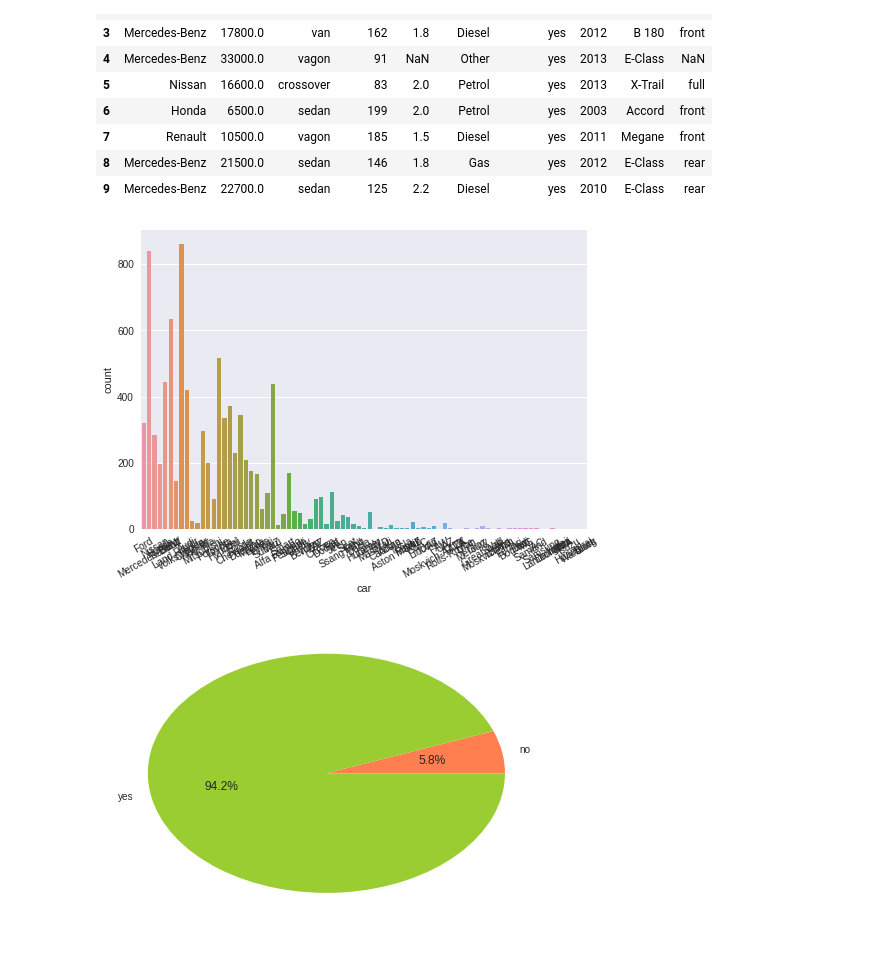
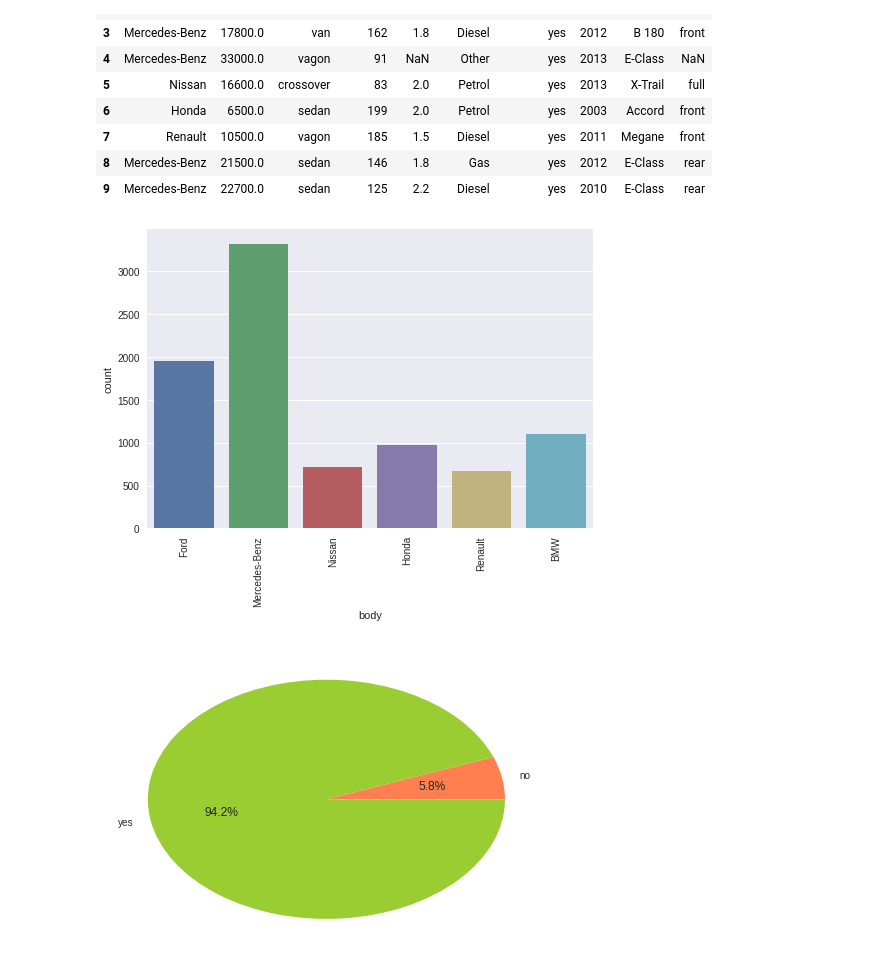
Before and after one commit to amdgd/team-old, a Jupyter notebook: src/SampleProjects/Car Ads.ipynb, the cells around one changed output. Saved outputs shown, nothing was run; the diff lists cells and outputs as text; code cells hidden in the pictures.

```diff
--- a/src/SampleProjects/Car Ads.ipynb
+++ b/src/SampleProjects/Car Ads.ipynb
@@ -137,14 +137,14 @@ car_ads.head(10)
 # %%
 # PIE char for Drive
 car_ads_nona = car_ads.dropna()
 distribution = car_ads_nona['car'].groupby(car_ads_nona['car']).count()
 labels = car_ads_nona['car'].unique()
 
 
-g = sns.countplot(x="car", data=car_ads_nona);
-_= g.set_xticklabels(labels, rotation=30)
+g = sns.countplot(x="body", data=car_ads_nona);
+_= g.set_xticklabels(labels, rotation=90)
 # %% [output]
-[figure, old version]
+[figure, new version]
 # %%
 # PIE char for Drive
 car_ads_nona = car_ads.dropna()
```
Also changed, not shown: 3 other files.
